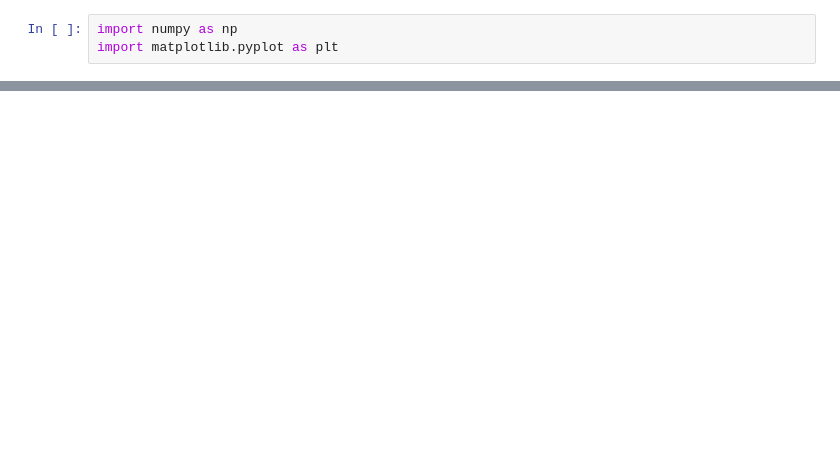
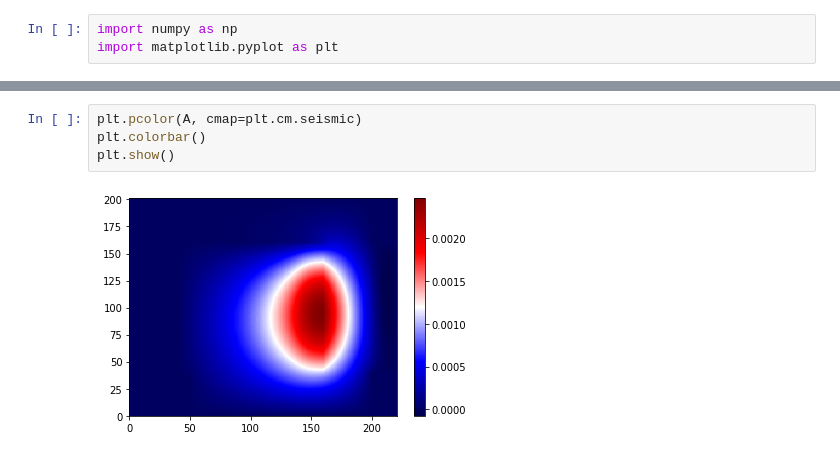
Before and after one commit to jolenscki/EP2_MecComp, a Jupyter notebook: EP2_sem_orgulho.ipynb, the cells around one changed output, grey strips where cells are left out. Saved outputs shown, nothing was run; the diff lists cells and outputs as text; blank space fills up the shorter version.

```diff
--- a/EP2_sem_orgulho.ipynb
+++ b/EP2_sem_orgulho.ipynb
@@ -297,0 +342,6 @@ NameError: name 'urAe' is not defined
+# %%
+plt.pcolor(A, cmap=plt.cm.seismic)
+plt.colorbar()
+plt.show()
+# %% [output]
+[figure, added]
```
Also changed, not shown: parts of 15 cells of this notebook.
